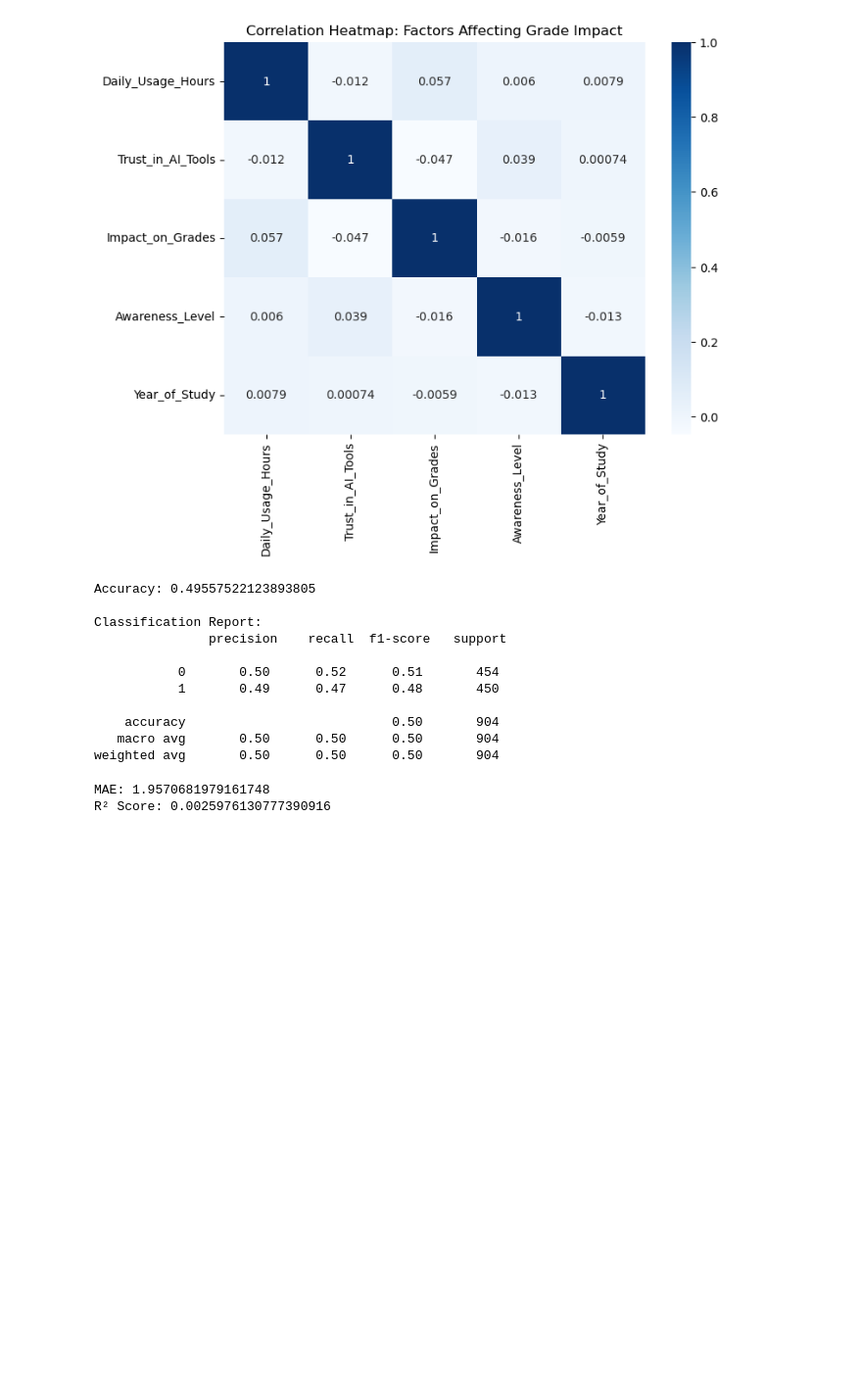
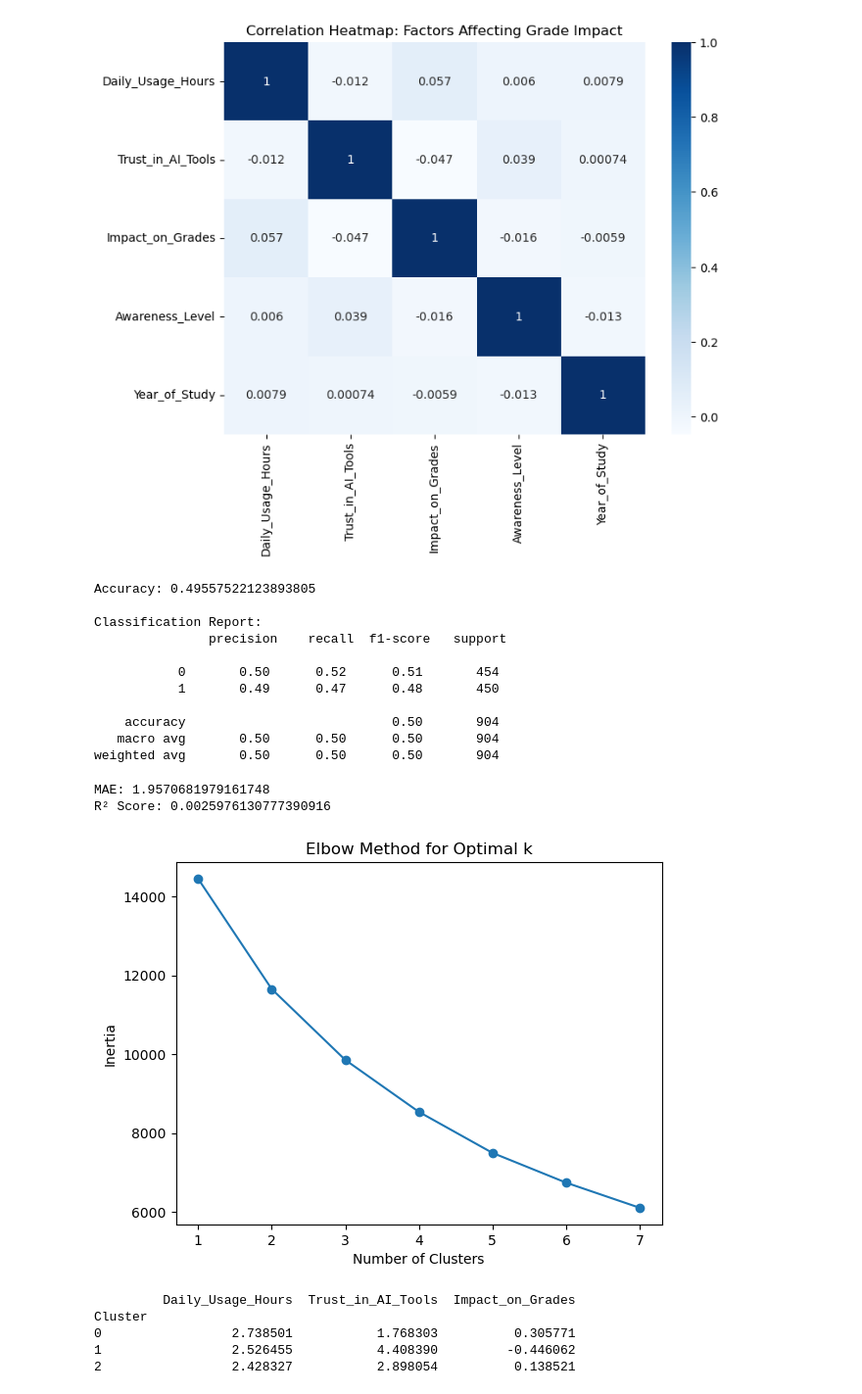
Before and after one commit to snehadomadiya/AI-Tool-Usage-by-Indian-College-Students-2025, a Jupyter notebook: AI Tool Usage by Indian College Students 2025.ipynb, the cells around one changed output. Shown at 98% size. Saved outputs shown, nothing was run; the diff lists cells and outputs as text; code cells hidden in the pictures; blank space fills up the shorter version.

Commit message:
Cluster Students Based on AI Usage Patterns (Unsupervised Learning)

```diff
--- a/AI Tool Usage by Indian College Students 2025.ipynb
+++ b/AI Tool Usage by Indian College Students 2025.ipynb
@@ -270,3 +270,50 @@ print("R² Score:", r2_score(y_test, y_pred))
 # %% [output]
 MAE: 1.9570681979161748
 R² Score: 0.0025976130777390916
+# %%
+#Task 9: Cluster Students Based on AI Usage Patterns (Unsupervised Learning)
+
+from sklearn.preprocessing import StandardScaler
+from sklearn.cluster import KMeans
+import matplotlib.pyplot as plt
+
+# Select relevant numeric features
+features = df[["Daily_Usage_Hours", "Trust_in_AI_Tools", "Awareness_Level", "Impact_on_Grades"]]
+
+# Scale data
+scaler = StandardScaler()
+X_scaled = scaler.fit_transform(features)
+
+# Find optimal cluster count (Elbow method)
+inertia = []
+for k in range(1, 8):
+    kmeans = KMeans(n_clusters=k, random_state=42)
+    kmeans.fit(X_scaled)
+    inertia.append(kmeans.inertia_)
+
+plt.plot(range(1, 8), inertia, marker='o')
+plt.title("Elbow Method for Optimal k")
+plt.xlabel("Number of Clusters")
+plt.ylabel("Inertia")
+plt.show()
+
+# Apply clustering
+kmeans = KMeans(n_clusters=3, random_state=42)
+df["Cluster"] = kmeans.fit_predict(X_scaled)
+
+print(df.groupby("Cluster")[["Daily_Usage_Hours", "Trust_in_AI_Tools", "Impact_on_Grades"]].mean())
+
+from sklearn.cluster import KMeans
+
+# OLD (causes FutureWarning)
+# kmeans = KMeans(n_clusters=3)
+
+# NEW (explicitly set n_init)
+kmeans = KMeans(n_clusters=3, n_init=10)  # or n_init='auto' if using sklearn ≥ 1.3
+# %% [output]
+[figure, added]
+         Daily_Usage_Hours  Trust_in_AI_Tools  Impact_on_Grades
+Cluster
+0                 2.738501           1.768303          0.305771
+1                 2.526455           4.408390         -0.446062
+2                 2.428327           2.898054          0.138521
```
